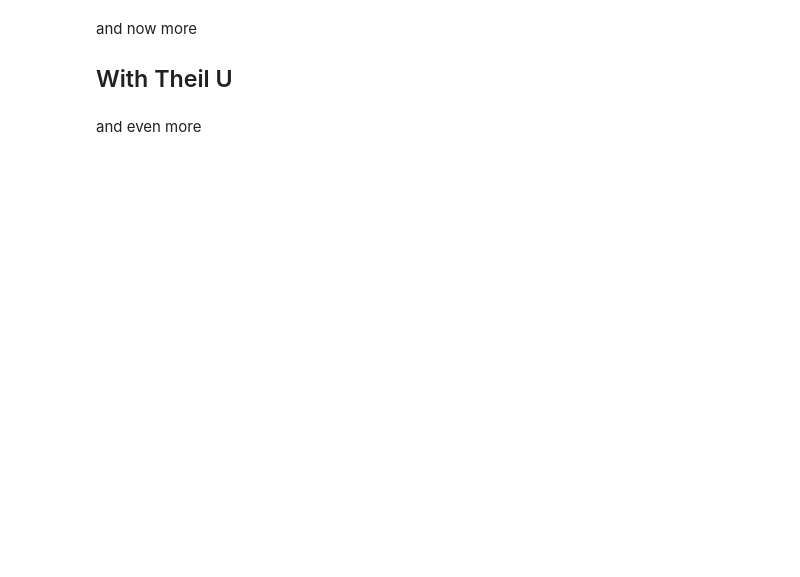
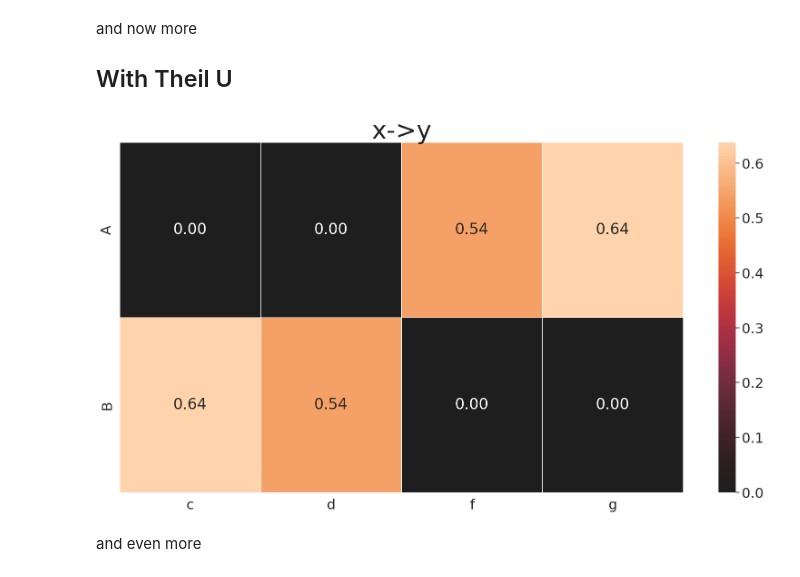
Before and after one commit to tresoldi/asymcat, a Jupyter notebook: docs/Demo.ipynb, the cells around one changed output. Saved outputs shown, nothing was run; the diff lists cells and outputs as text; code cells hidden in the pictures; blank space fills up the shorter version.

```diff
--- a/docs/Demo.ipynb
+++ b/docs/Demo.ipynb
@@ -40,7 +43,8 @@ def plot_scorer(scorer, alpha_x, alpha_y, title=None, font_scale=2, figsize=(25,
     if not title:
         title = ""
 
-    matrix = pd.DataFrame(scorer, index=alpha_y, columns=alpha_x)
+    # Fixed: scorer matrix rows should match index, columns should match columns
+    matrix = pd.DataFrame(scorer, index=alpha_x, columns=alpha_y)
 
     if subset:
         matrix = matrix.head(subset)
@@ -143,10 +157,12 @@ and now more
 # %%
 xy, yx, alpha_x, alpha_y = asymcat.scorer.scorer2matrices(theil_u)
 
 figsize = (20, 10)
 subset = 5
-# Fix the matrix dimensions by transposing
-plot_scorer(xy.T, alpha_y, alpha_x, "x->y", 2, figsize, subset=subset)
+# xy matrix: shape (len(alpha_x), len(alpha_y)), so index=alpha_x, columns=alpha_y
+plot_scorer(xy, alpha_x, alpha_y, "x->y", 2, figsize, subset=subset)
+# %% [output]
+[figure, added]
 # %% [markdown]
 and even more
 # %%
```
Also changed, not shown: parts of 5 cells of this notebook, 2 other files.
